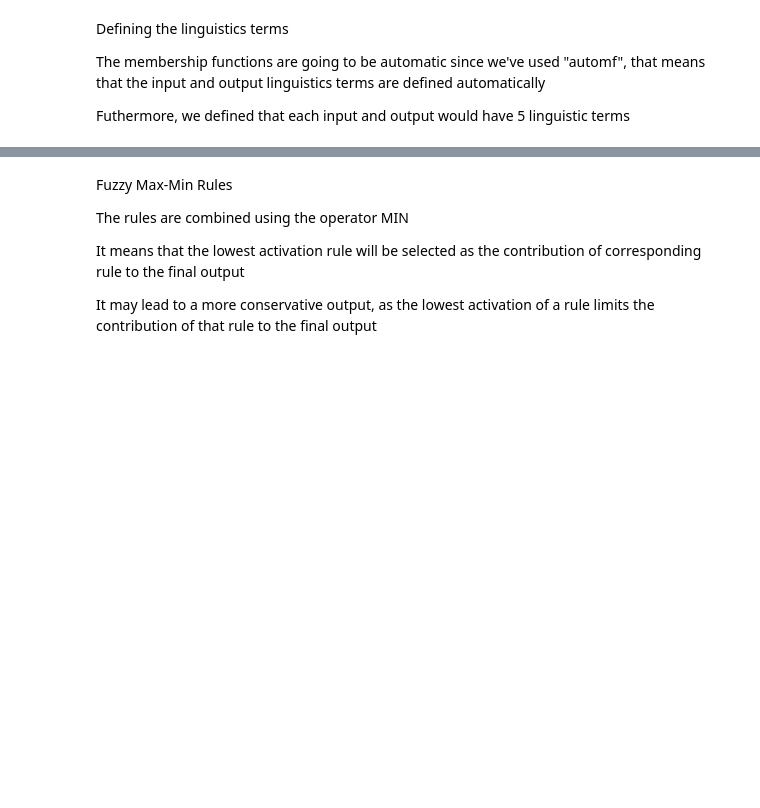
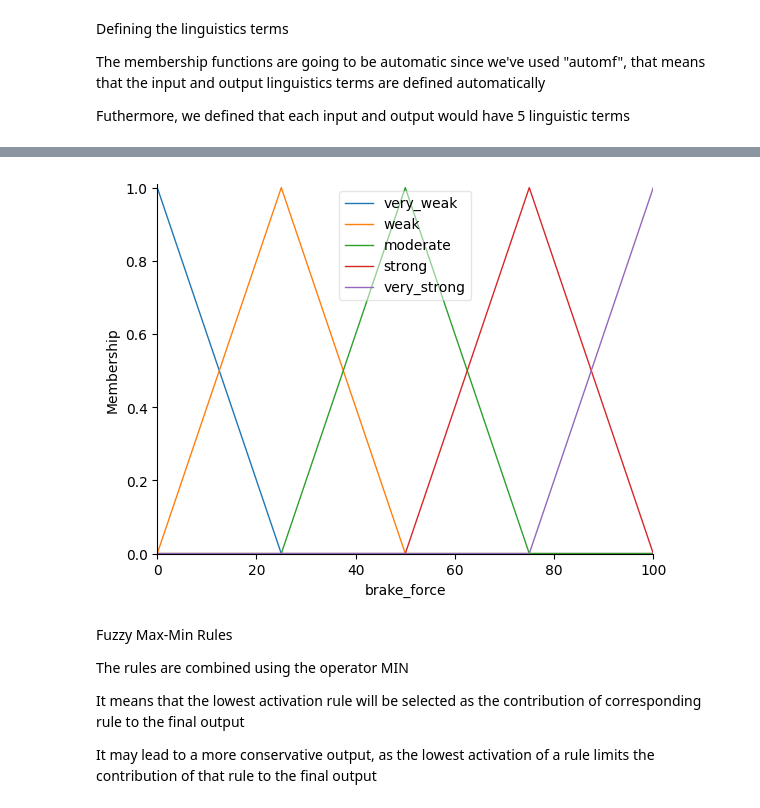
Before and after one commit to pedromelobitencourt/Fuzzy-Brake-Force-System, a Jupyter notebook: fuzzy.ipynb, the cells around one changed output, grey strips where cells are left out. Drawn from its saved outputs; the diff is of its cells as text; code cells hidden in the pictures; blank space fills up the shorter version.

```diff
--- a/fuzzy.ipynb
+++ b/fuzzy.ipynb
@@ -36,3 +37,8 @@ brake_force.automf(5, names=['very_weak', 'weak', 'moderate', 'strong', 'very_st
+# %%
+brake_force.automf(5, names=['very_weak', 'weak', 'moderate', 'strong', 'very_strong'])
+brake_force.view()
+# %% [output]
+[figure, added]
 # %% [markdown]
 Fuzzy Max-Min Rules
 
```
Also changed, not shown: parts of 6 cells of this notebook.
